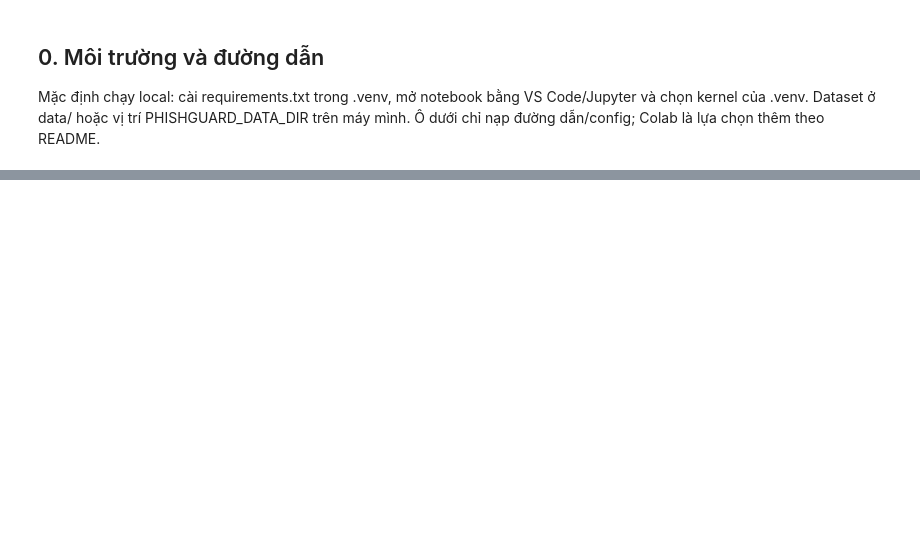
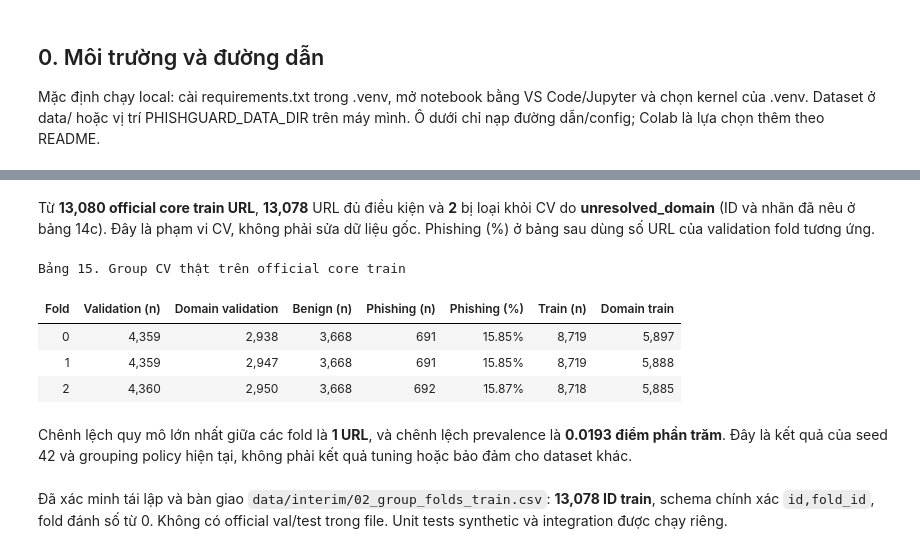
Before and after one commit to phuctran33/PhishGuardVN, a Jupyter notebook: notebooks/02_eda_and_splits.ipynb, the cells around one changed output, grey strips where cells are left out. Saved outputs shown, nothing was run; the diff lists cells and outputs as text; code cells hidden in the pictures; blank space fills up the shorter version.

Commit message:
Complete Hung EDA, domain audits and real Group CV handoff

```diff
--- a/notebooks/02_eda_and_splits.ipynb
+++ b/notebooks/02_eda_and_splits.ipynb
@@ -55,10 +726,75 @@ TODO: tạo 3 fold nếu đủ điều kiện; kiểm tra hai lớp mỗi fold,
 # %%
-# train_frame = ...
-# folds = make_group_folds(
-#     train_frame,
-#     n_splits=CONFIG["evaluation"]["n_splits"],
-#     seed=CONFIG["experiment"]["seed"],
-# )
-# TODO: bàn giao id/fold_id và bảng số nhãn mỗi fold.
+# REAL DATA — synthetic cases vẫn được giữ trong tests/test_splits.py.
+official_core_train = core_with_domains.loc[core_with_domains["split"].eq("train")].copy()
+cv_excluded_train = official_core_train.loc[
+    official_core_train["registrable_domain"].isna() |
+    official_core_train["registrable_domain"].str.strip().eq("").fillna(False)
+].copy()
+eligible_train = official_core_train.loc[~official_core_train["id"].isin(cv_excluded_train["id"])].copy()
+assert len(official_core_train) == len(eligible_train) + len(cv_excluded_train)
+real_folds = make_group_folds(
+    eligible_train, n_splits=CONFIG["evaluation"]["n_splits"], seed=CONFIG["experiment"]["seed"]
+)
+cv_joined = eligible_train.merge(real_folds, on="id", validate="one_to_one", how="left")
+assert len(cv_joined) == len(eligible_train) and cv_joined["fold_id"].notna().all()
+assert set(real_folds["id"]) == set(eligible_train["id"])
+assert not set(real_folds["id"]) & set(core_with_domains.loc[core_with_domains["split"].ne("train"), "id"])
+assert cv_joined.groupby("registrable_domain")["fold_id"].nunique().eq(1).all()
+for fold_id in range(CONFIG["evaluation"]["n_splits"]):
+    validation = cv_joined.loc[cv_joined["fold_id"].eq(fold_id)]
+    training = cv_joined.loc[cv_joined["fold_id"].ne(fold_id)]
+    assert set(validation["label"]) == set(training["label"]) == set(labels)
+    assert set(validation["registrable_domain"]).isdisjoint(training["registrable_domain"])
+pd.testing.assert_frame_equal(
+    real_folds,
+    make_group_folds(eligible_train.sample(frac=1, random_state=7),
+                     n_splits=CONFIG["evaluation"]["n_splits"], seed=CONFIG["experiment"]["seed"]),
+)
+table_names.update({
+    "fold_id": "Fold", "n_validation": "Validation (n)", "n_train": "Train (n)",
+    "validation_groups": "Domain validation", "train_groups": "Domain train",
+})
+real_fold_summary = pd.DataFrame(real_folds.attrs["fold_summary"])
+real_fold_summary["phishing_pct"] = 100*real_fold_summary["phishing_ratio"]
+display(Markdown(
+    f"Từ **{len(official_core_train):,} official core train URL**, "
+    f"**{len(eligible_train):,}** URL đủ điều kiện và **{len(cv_excluded_train)}** bị loại khỏi CV "
+    f"do **{', '.join(sorted(cv_excluded_train['error_reason'].dropna().unique()))}** "
+    "(ID và nhãn đã nêu ở bảng 14c). Đây là phạm vi CV, không phải sửa dữ liệu gốc. "
+    "Phishing (%) ở bảng sau dùng số URL của validation fold tương ứng."
+))
+display_table(real_fold_summary, "Bảng 15. Group CV thật trên official core train",
+              ["fold_id", "n_validation", "validation_groups", "benign", "phishing", "phishing_pct", "n_train", "train_groups"])
+prevalence_spread_pp = real_fold_summary["phishing_pct"].max() - real_fold_summary["phishing_pct"].min()
+display(Markdown(
+    f"Chênh lệch quy mô lớn nhất giữa các fold là "
+    f"**{int(real_fold_summary['n_validation'].max()-real_fold_summary['n_validation'].min())} URL**, "
+    f"và chênh lệch prevalence là **{prevalence_spread_pp:.4f} điểm phần trăm**. "
+    "Đây là kết quả của seed 42 và grouping policy hiện tại, không phải kết quả tuning hoặc bảo đảm cho dataset khác."
+))
+fold_path = PROJECT_ROOT / "data/interim/02_group_folds_train.csv"
+fold_export = real_folds[["id", "fold_id"]].copy()
+fold_export.attrs = {}
+if fold_path.is_file():
+    saved_folds = pd.read_csv(fold_path, dtype={"id": "string"})
+    assert list(saved_folds.columns) == ["id", "fold_id"]
+    pd.testing.assert_frame_equal(saved_folds, fold_export, check_dtype=False)
+else:
+    fold_export.to_csv(fold_path, index=False)
+real_cv_status = "completed_and_exported"
+display(Markdown(
+    f"Đã xác minh tái lập và bàn giao `{fold_path.relative_to(PROJECT_ROOT)}`: "
+    f"**{len(fold_export):,} ID train**, schema chính xác `id,fold_id`, fold đánh số từ 0. "
+    "Không có official val/test trong file. Unit tests synthetic và integration được chạy riêng."
+))
+# %% [output]
+Từ **13,080 official core train URL**, **13,078** URL đủ điều kiện và **2** bị loại khỏi CV do **unresolved_domain** (ID và nhãn đã nêu ở bảng 14c). Đây là phạm vi CV, không phải sửa dữ liệu gốc. Phishing (%) ở bảng sau dùng số URL của validation fold tương ứng.
+Bảng 15. Group CV thật trên official core train
+| Fold | Validation (n) | Domain validation | Benign (n) | Phishing (n) | Phishing (%) | Train (n) | Domain train |
+| 0 | 4,359 | 2,938 | 3,668 | 691 | 15.85% | 8,719 | 5,897 |
+| 1 | 4,359 | 2,947 | 3,668 | 691 | 15.85% | 8,719 | 5,888 |
+| 2 | 4,360 | 2,950 | 3,668 | 692 | 15.87% | 8,718 | 5,885 |
+Chênh lệch quy mô lớn nhất giữa các fold là **1 URL**, và chênh lệch prevalence là **0.0193 điểm phần trăm**. Đây là kết quả của seed 42 và grouping policy hiện tại, không phải kết quả tuning hoặc bảo đảm cho dataset khác.
+Đã xác minh tái lập và bàn giao `data/interim/02_group_folds_train.csv`: **13,078 ID train**, schema chính xác `id,fold_id`, fold đánh số từ 0. Không có official val/test trong file. Unit tests synthetic và integration được chạy riêng.
 # %% [markdown]
 ## 4. EDA cấu trúc URL và features trên train
```
Also changed, not shown: parts of 10 cells of this notebook, 3 other files.
